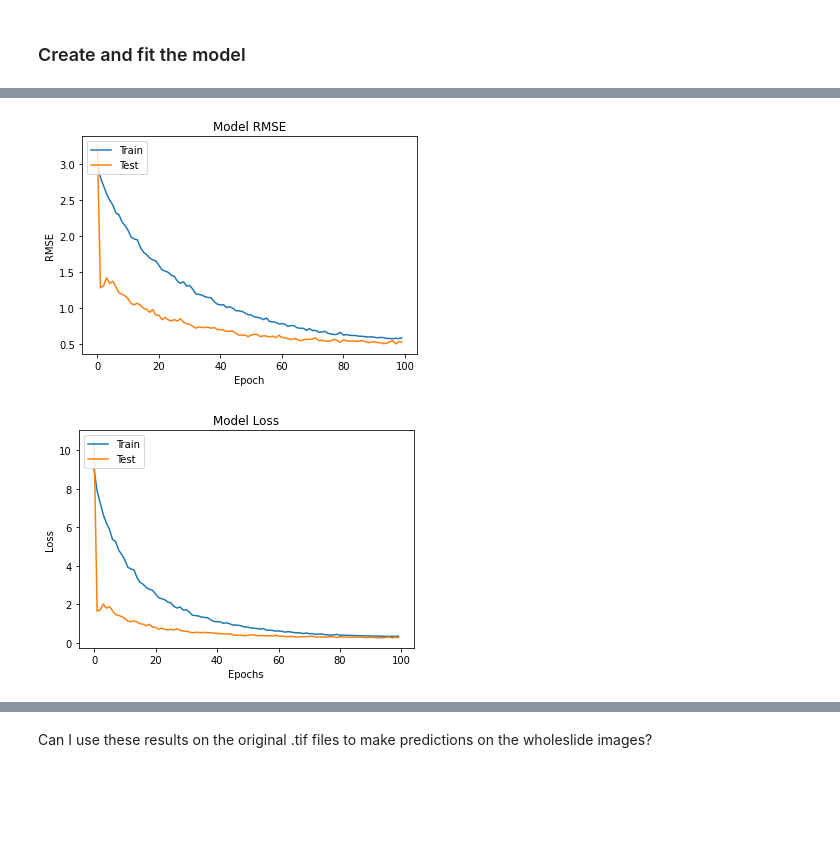
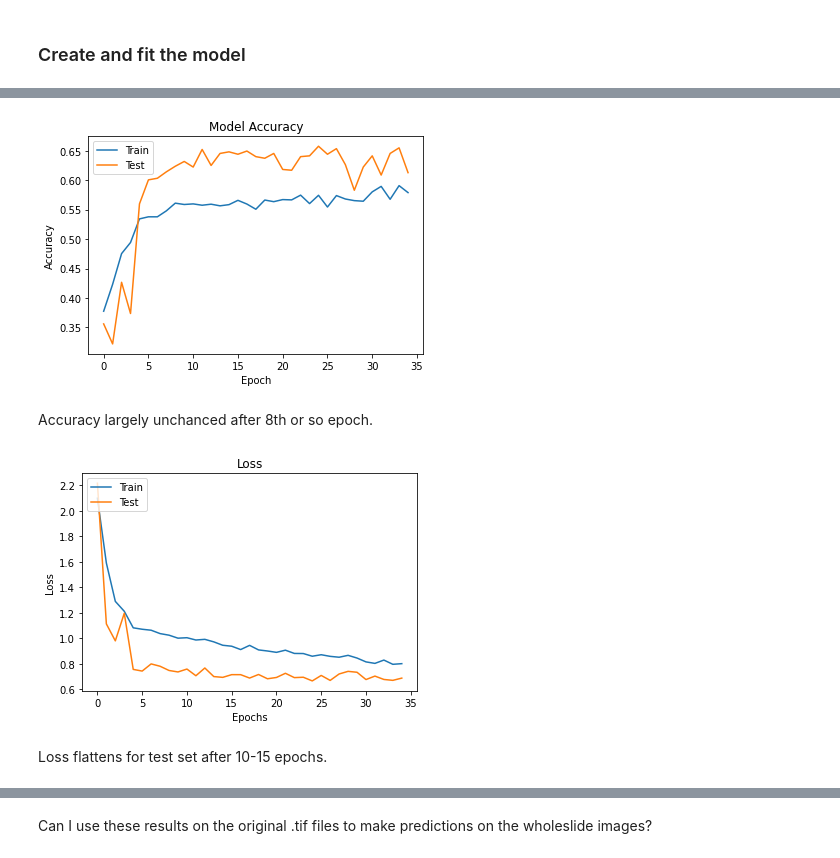
Before and after one commit to samoliver3/capstone-STRIP-AI, a Jupyter notebook: STRIP.ipynb, the cells around one changed output, grey strips where cells are left out. Drawn from its saved outputs; the diff is of its cells as text; code cells hidden in the pictures; blank space fills up the shorter version.

Commit message:
Added markdown, changed some parameters for EffNet model, starting on MIL model.

```diff
--- a/STRIP.ipynb
+++ b/STRIP.ipynb
@@ -1545,4 +1551,4 @@ model.add(Dense(units=112, activation='relu'))
 model.add(Dropout(0.25))
 model.add(Dense(units=224, activation = 'relu'))
 model.add(Dropout(0.25))
-model.add(Dense(1))
+model.add(Dense(1, activation='sigmoid'))
@@ -1554,8 +1558,8 @@ Downloading data from https://storage.googleapis.com/keras-applications/efficien
 import tensorflow as tf
 
 model.compile(
-    loss = tf.keras.losses.MeanSquaredError(),
-    metrics = [tf.keras.metrics.RootMeanSquaredError(name="rmse"), 'mae'],
+    loss = 'binary_crossentropy',
+    metrics = ['acc'],
     optimizer = tf.keras.optimizers.Adam(1e-6)
 )
 
@@ -1631,23 +1629,27 @@ Test MAE: 0.4237669110298157
 # %%
 # model accuracy plot
-plt.plot(history.history['rmse'])
-plt.plot(history.history['val_rmse'])
-plt.title('Model RMSE')
-plt.ylabel('RMSE')
+plt.plot(history.history['acc'])
+plt.plot(history.history['val_acc'])
+plt.title('Model Accuracy')
+plt.ylabel('Accuracy')
 plt.xlabel('Epoch')
 plt.legend(['Train', 'Test'], loc='upper left')
 plt.show()
 # %% [output]
-[figure, old version]
+[figure, new version]
+# %% [markdown]
+Accuracy largely unchanced after 8th or so epoch.
 # %%
 plt.figure()
 plt.plot(history.history['loss'])
 plt.plot(history.history['val_loss'])
 plt.legend(['Train', 'Test'], loc='upper left')
-plt.title('Model Loss')
+plt.title('Loss')
 plt.xlabel('Epochs')
 plt.ylabel('Loss')
 plt.show()
 # %% [output]
-[figure, old version]
+[figure, new version]
+# %% [markdown]
+Loss flattens for test set after 10-15 epochs.
 # %%
```
Also changed, not shown: parts of 40 cells of this notebook.
